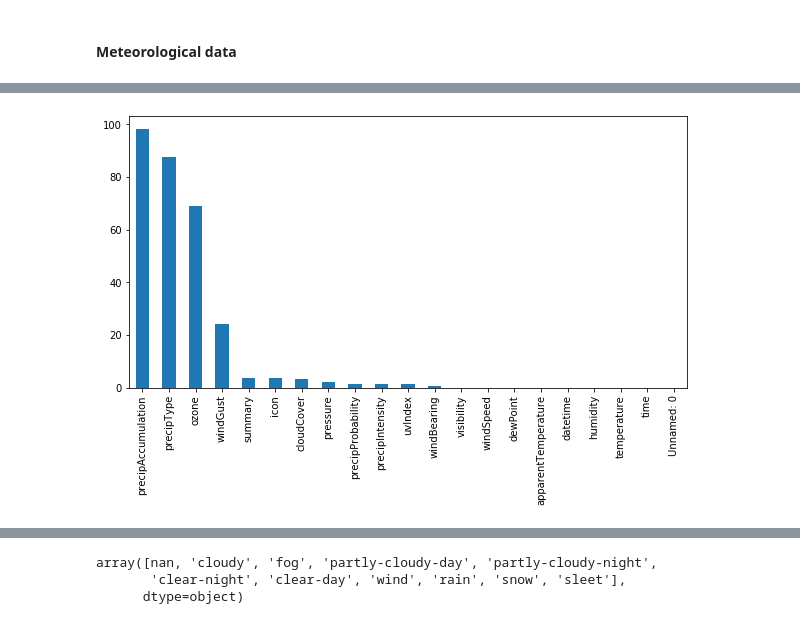
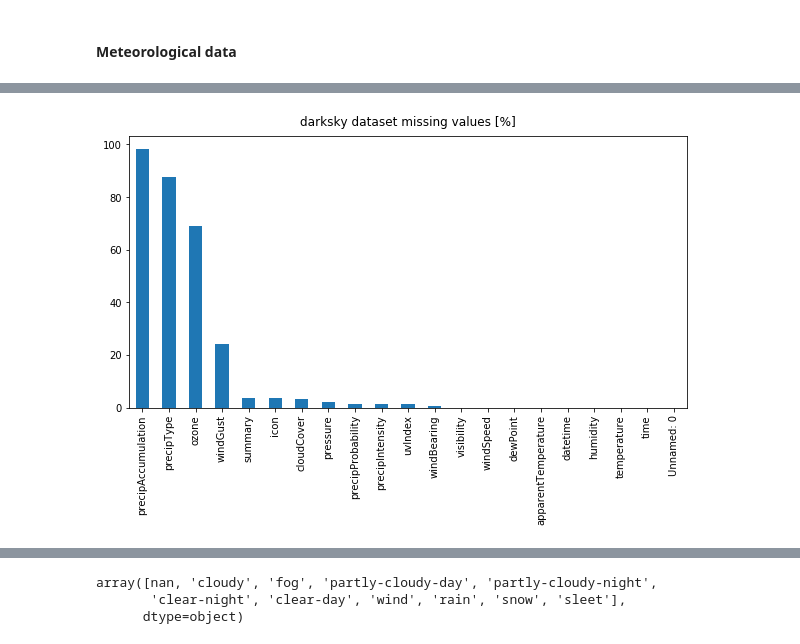
Before and after one commit to mattzajac/DataWorkshop_Competition_Warsaw_Air_Pollution, a Jupyter notebook: Warsaw Air Pollution EDA.ipynb, the cells around one changed output, grey strips where cells are left out. Cells and saved outputs as stored; diff of their text form; code cells hidden in the pictures.

```diff
--- a/Warsaw Air Pollution EDA.ipynb
+++ b/Warsaw Air Pollution EDA.ipynb
@@ -157,8 +157,9 @@ check_missing()
 # %%
 # perform an assessment of how much missing data there is in each column of the dataset.
 
 missing_perc =( (darksky.isnull().sum()/darksky.shape[0]) * 100 ).sort_values(ascending=False)
+plt.title("darksky dataset missing values [%]", y=1.015)
 missing_perc.plot.bar(figsize=(10,5), color=base_color);
 # %% [output]
-[figure, old version]
+[figure, new version]
 # %%
```
Also changed, not shown: parts of 15 cells of this notebook, 1 other file.
